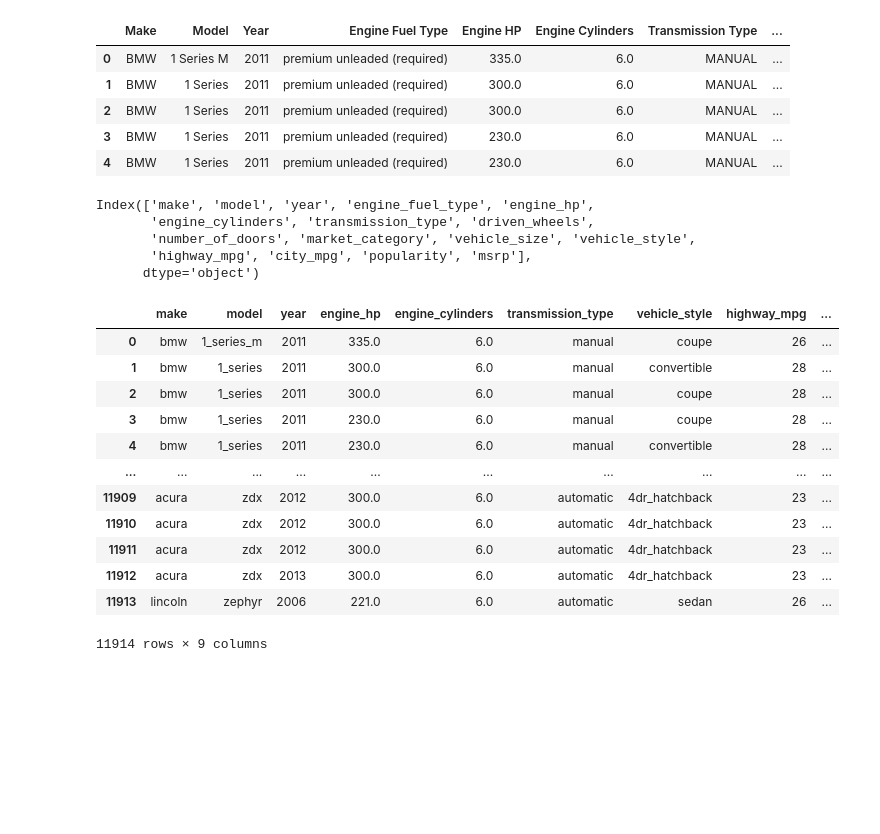
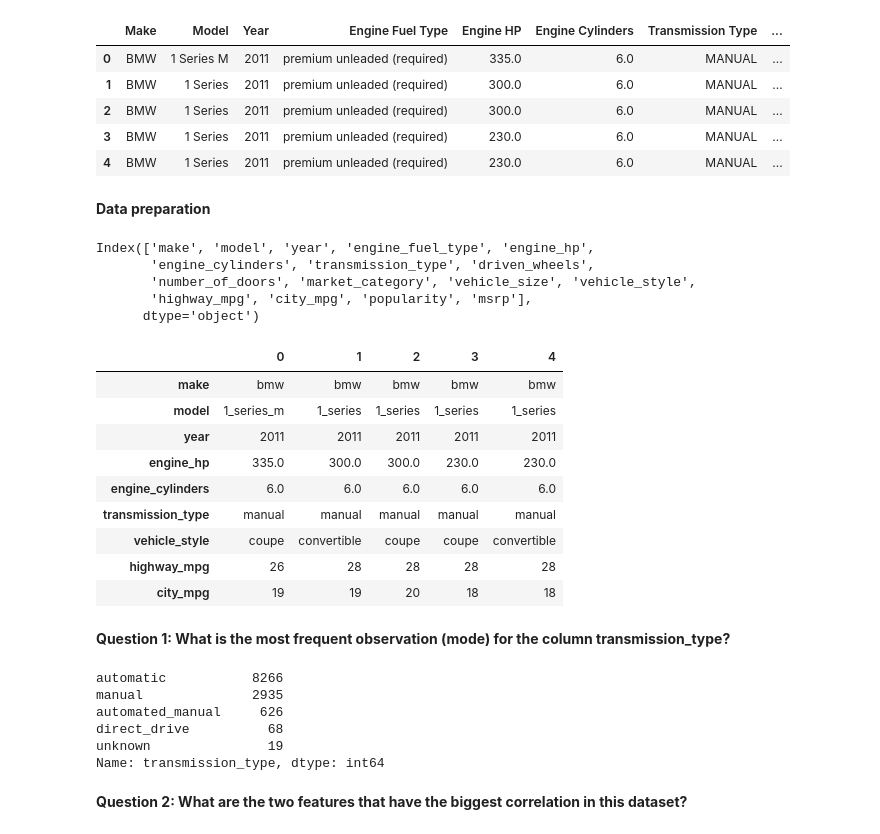
Before and after one commit to HannaPo/ML-zoomcamp, a Jupyter notebook: 03_classification.ipynb, the cells around one changed output. Drawn from its saved outputs; the diff is of its cells as text; code cells hidden in the pictures; blank space fills up the shorter version.

```diff
--- a/03_classification.ipynb
+++ b/03_classification.ipynb
@@ -30,6 +30,8 @@ df.head()
 | 2 | BMW | 1 Series | 2011 | premium unleaded (required) | 300.0 | 6.0 | MANUAL | ... |
 | 3 | BMW | 1 Series | 2011 | premium unleaded (required) | 230.0 | 6.0 | MANUAL | ... |
 | 4 | BMW | 1 Series | 2011 | premium unleaded (required) | 230.0 | 6.0 | MANUAL | ... |
+# %% [markdown]
+**Data preparation**
 # %%
 df.columns = df.columns.str.lower().str.replace(' ', '_')
 
@@ -50,18 +52,29 @@ selected_cols = ['make', 'model', 'year', 'engine_hp',
        'engine_cylinders', 'transmission_type', 'vehicle_style',
        'highway_mpg', 'city_mpg']
 df = df[selected_cols]
-df
-# %% [output]
-|  | make | model | year | engine_hp | engine_cylinders | transmission_type | vehicle_style | highway_mpg | ... |
-| 0 | bmw | 1_series_m | 2011 | 335.0 | 6.0 | manual | coupe | 26 | ... |
-| 1 | bmw | 1_series | 2011 | 300.0 | 6.0 | manual | convertible | 28 | ... |
-| 2 | bmw | 1_series | 2011 | 300.0 | 6.0 | manual | coupe | 28 | ... |
-| 3 | bmw | 1_series | 2011 | 230.0 | 6.0 | manual | coupe | 28 | ... |
-| 4 | bmw | 1_series | 2011 | 230.0 | 6.0 | manual | convertible | 28 | ... |
-| ... | ... | ... | ... | ... | ... | ... | ... | ... | ... |
-| 11909 | acura | zdx | 2012 | 300.0 | 6.0 | automatic | 4dr_hatchback | 23 | ... |
-| 11910 | acura | zdx | 2012 | 300.0 | 6.0 | automatic | 4dr_hatchback | 23 | ... |
-| 11911 | acura | zdx | 2012 | 300.0 | 6.0 | automatic | 4dr_hatchback | 23 | ... |
-| 11912 | acura | zdx | 2013 | 300.0 | 6.0 | automatic | 4dr_hatchback | 23 | ... |
-| 11913 | lincoln | zephyr | 2006 | 221.0 | 6.0 | automatic | sedan | 26 | ... |
-11914 rows × 9 columns
+# %%
+df.head().T
+# %% [output]
+|  | 0 | 1 | 2 | 3 | 4 |
+| make | bmw | bmw | bmw | bmw | bmw |
+| model | 1_series_m | 1_series | 1_series | 1_series | 1_series |
+| year | 2011 | 2011 | 2011 | 2011 | 2011 |
+| engine_hp | 335.0 | 300.0 | 300.0 | 230.0 | 230.0 |
+| engine_cylinders | 6.0 | 6.0 | 6.0 | 6.0 | 6.0 |
+| transmission_type | manual | manual | manual | manual | manual |
+| vehicle_style | coupe | convertible | coupe | coupe | convertible |
+| highway_mpg | 26 | 28 | 28 | 28 | 28 |
+| city_mpg | 19 | 19 | 20 | 18 | 18 |
+# %% [markdown]
+**Question 1: What is the most frequent observation (mode) for the column transmission_type?**
+# %%
+df.transmission_type.value_counts()
+# %% [output]
+automatic           8266
+manual              2935
+automated_manual     626
+direct_drive          68
+unknown               19
+Name: transmission_type, dtype: int64
+# %% [markdown]
+**Question 2: What are the two features that have the biggest correlation in this dataset?**
```
